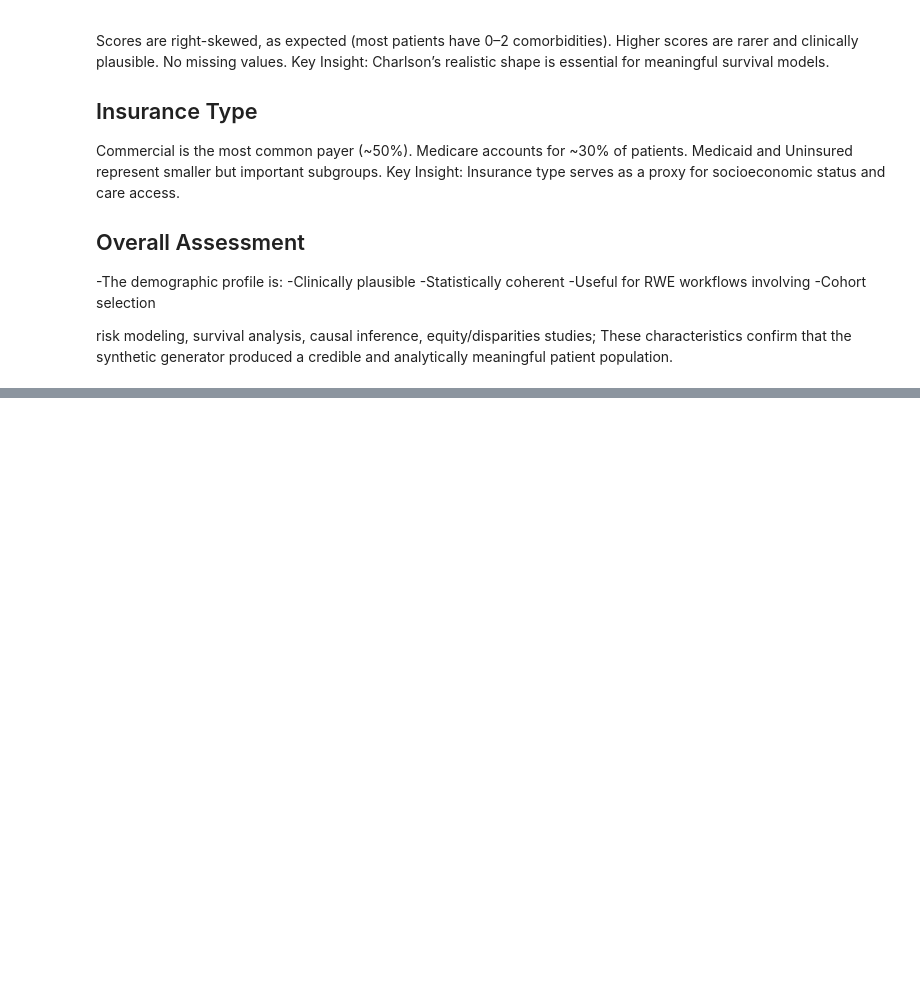
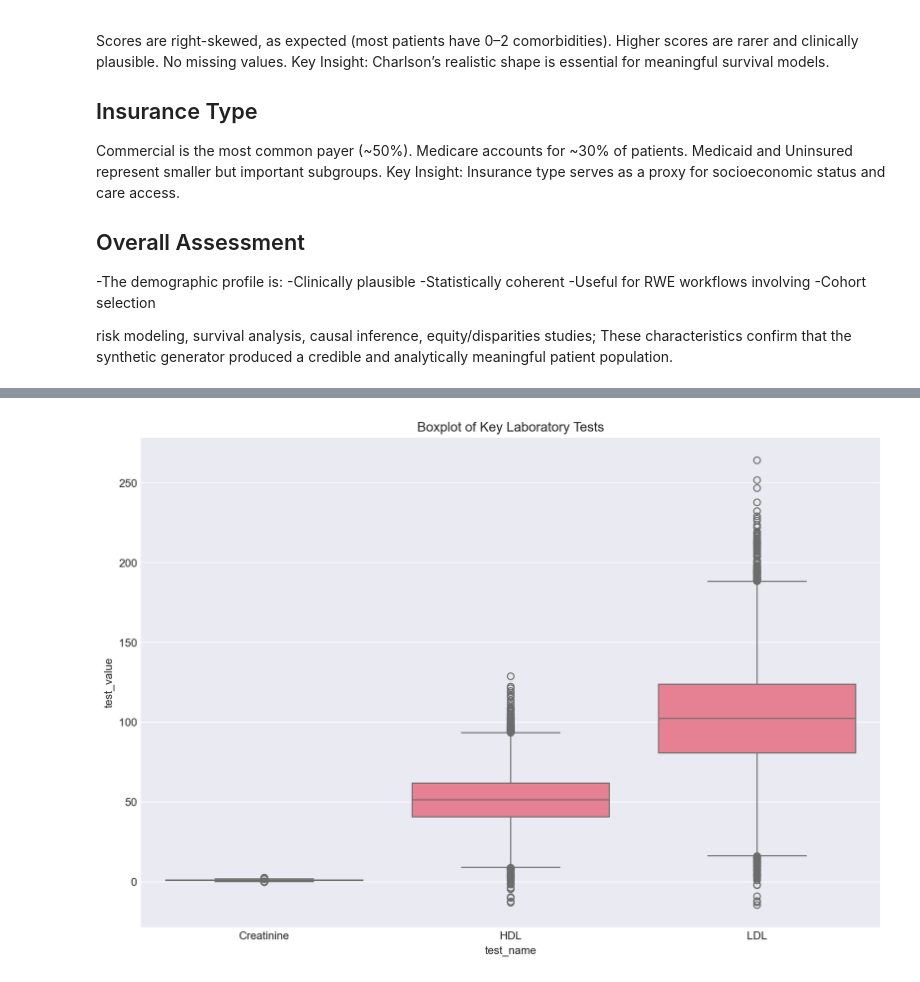
Before and after one commit to Finarosalina/rwe-health-analytics, a Jupyter notebook: notebooks/01_exploratory_eda.ipynb, the cells around one changed output, grey strips where cells are left out. Cells and saved outputs as stored; diff of their text form; code cells hidden in the pictures; blank space fills up the shorter version.

```diff
--- a/notebooks/01_exploratory_eda.ipynb
+++ b/notebooks/01_exploratory_eda.ipynb
@@ -281,0 +323,11 @@ risk modeling, survival analysis, causal inference, equity/disparities studies;
+# %%
+key_tests = ["Creatinine", "Glucose", "LDL", "HDL"]
+
+labs_filtered = labs[labs["test_name"].isin(key_tests)]
+
+plt.figure(figsize=(12, 8))
+sns.boxplot(data=labs_filtered, x="test_name", y="test_value")
+plt.title("Boxplot of Key Laboratory Tests")
+plt.show()
+# %% [output]
+[figure, added]
```
Also changed, not shown: parts of 7 cells of this notebook.
